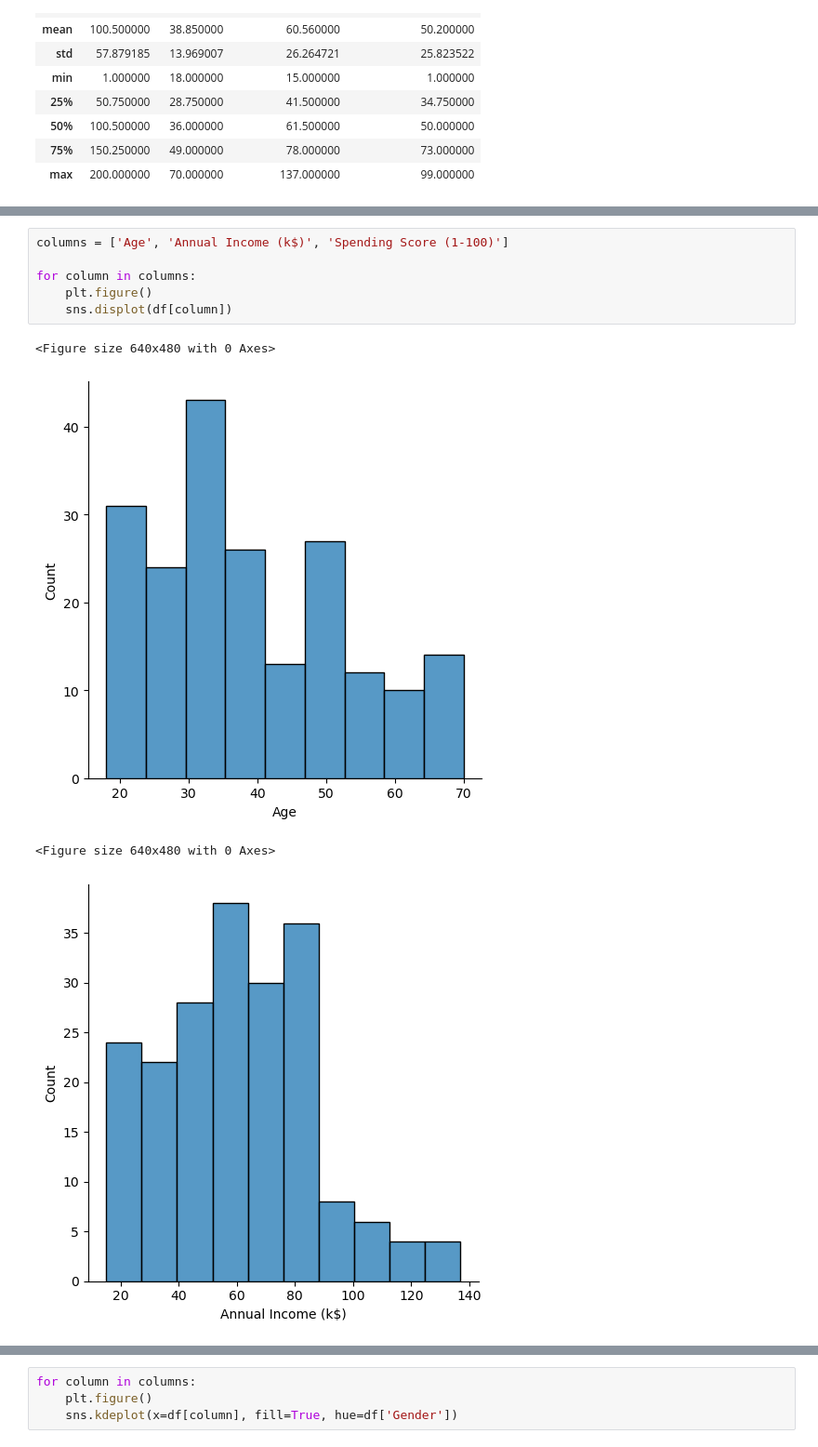
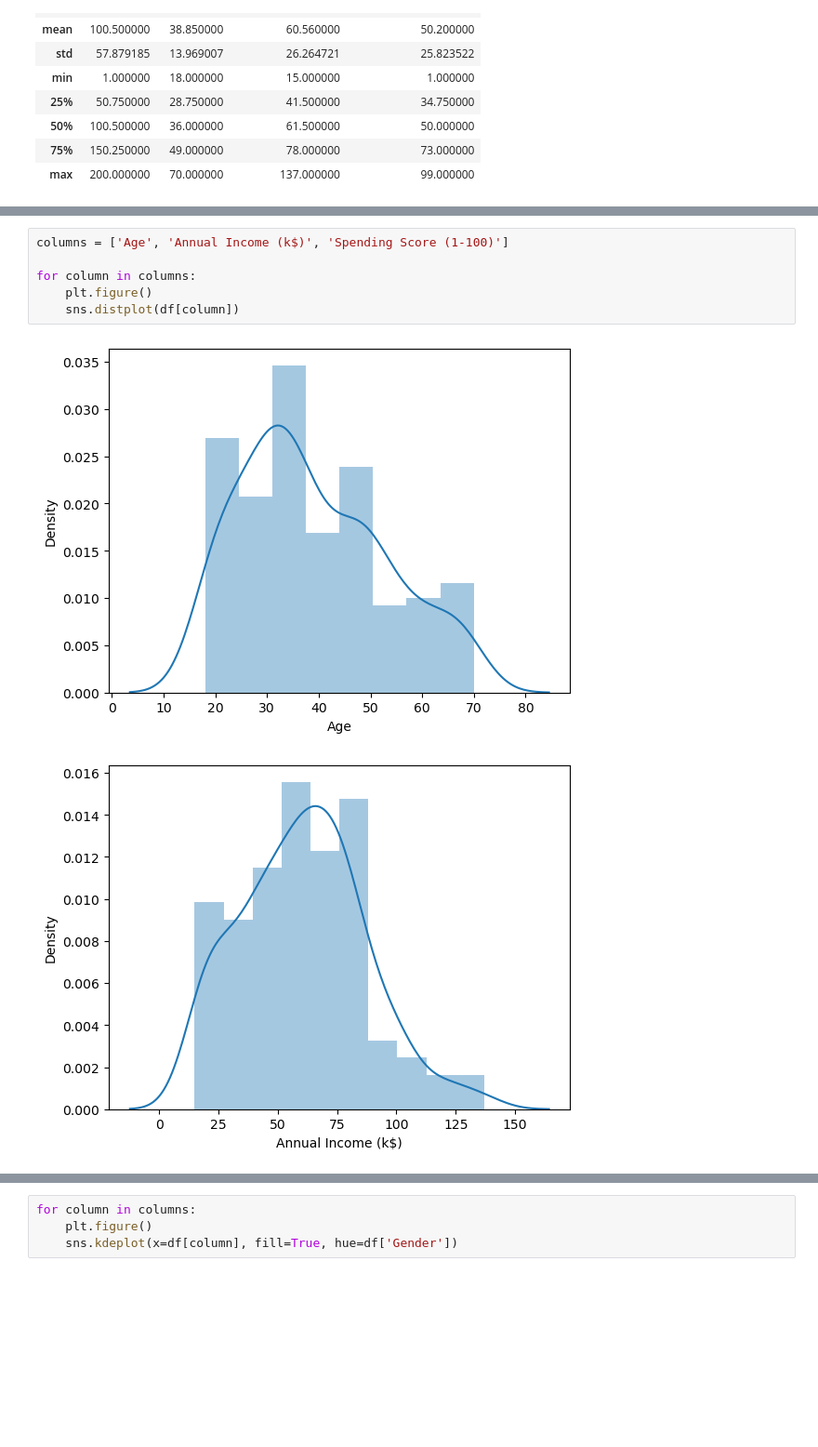
Before and after one commit to CarlosEduardoAS/mall-customer-segmentation-and-clustering, a Jupyter notebook: process.ipynb, the cells around one changed output, grey strips where cells are left out. Shown at 93% size. Cells and saved outputs as stored; diff of their text form; blank space fills up the shorter version.

```diff
--- a/process.ipynb
+++ b/process.ipynb
@@ -44,11 +34,9 @@ Index(['CustomerID', 'Gender', 'Age', 'Annual Income (k$)',
 # %%
 columns = ['Age', 'Annual Income (k$)', 'Spending Score (1-100)']
 
 for column in columns:
     plt.figure()
-    sns.displot(df[column])
+    sns.distplot(df[column])
 # %% [output]
-<Figure size 640x480 with 0 Axes>
-[figure, old version]
+[figure, new version]
-<Figure size 640x480 with 0 Axes>
-[figure, old version]
+[figure, new version]
```
Also changed, not shown: parts of 45 cells of this notebook.
